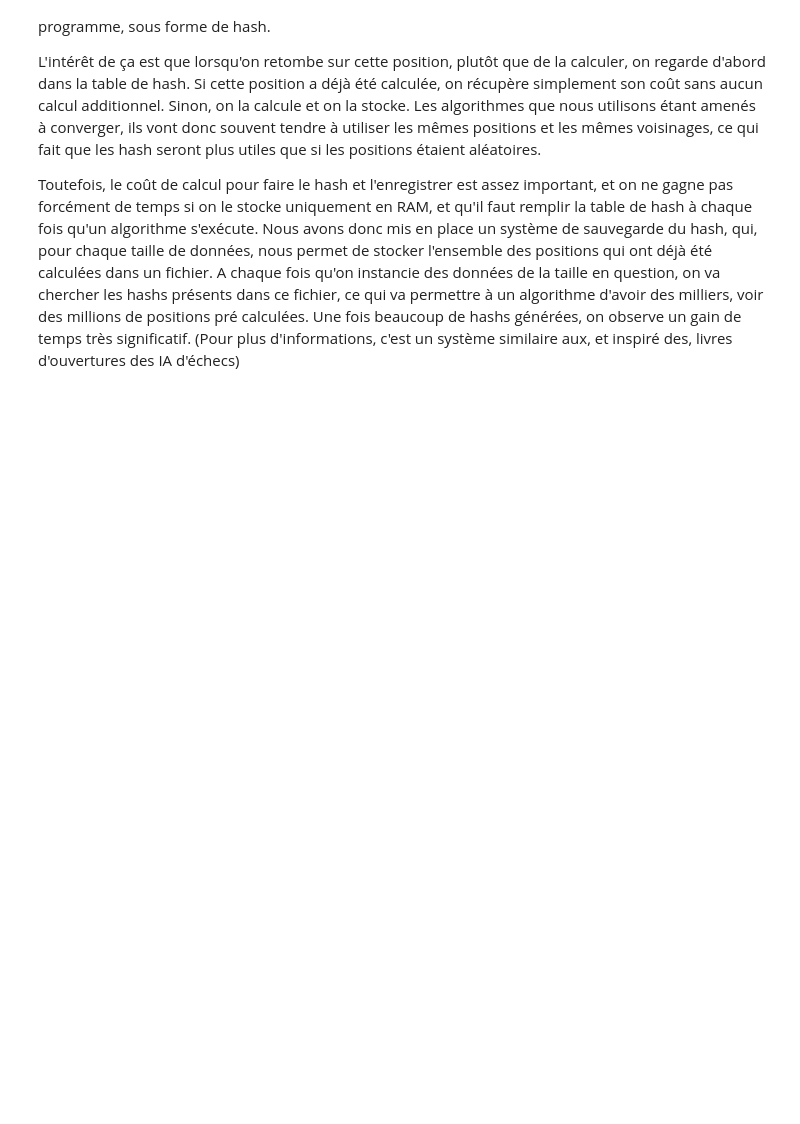
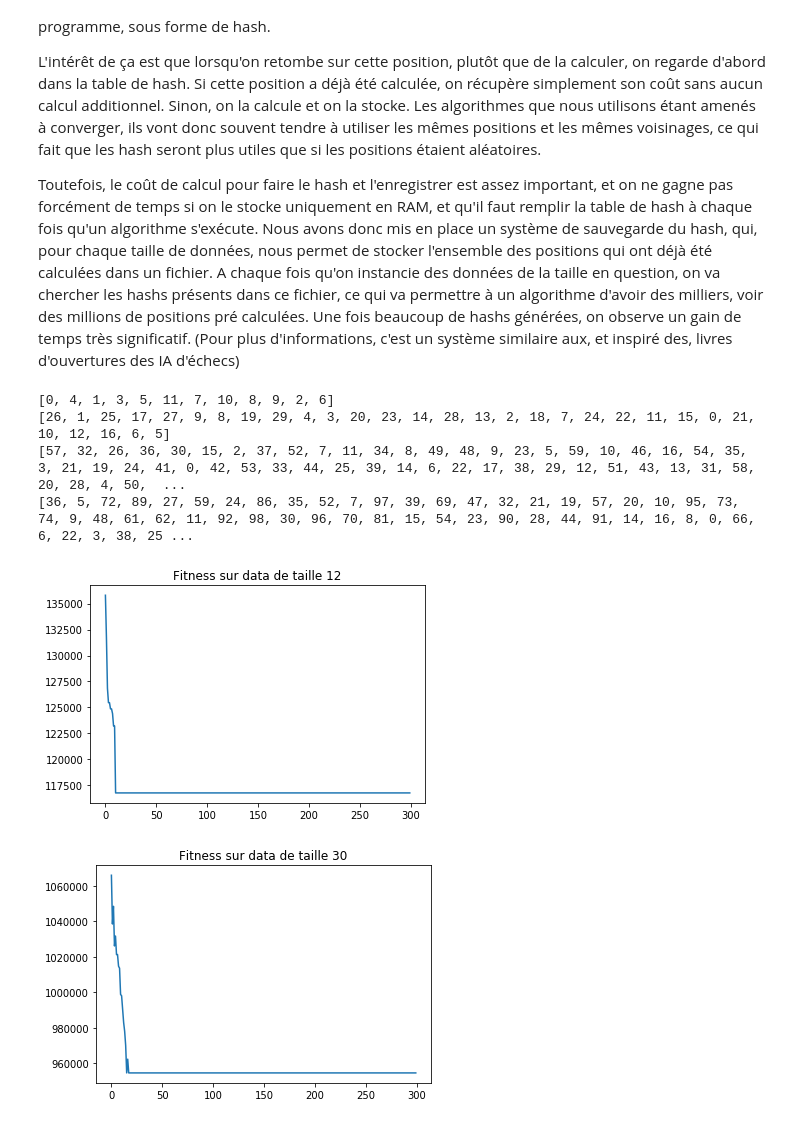
Before and after one commit to M-Garrigues/Quadratic-Assignment-Problem, a Jupyter notebook: notebooks/Taixxa.ipynb, the cells around one changed output. Saved outputs shown, nothing was run; the diff lists cells and outputs as text; code cells hidden in the pictures; blank space fills up the shorter version.

Commit message:
Function to compare time for genetic algorithm

```diff
--- a/notebooks/Taixxa.ipynb
+++ b/notebooks/Taixxa.ipynb
@@ -917,3 +917,72 @@ L'idée est la suivante: chaque permutation dont on calcule le coût est stocké
 L'intérêt de ça est que lorsqu'on retombe sur cette position, plutôt que de la calculer, on regarde d'abord dans la table de hash. Si cette position a déjà été calculée, on récupère simplement son coût sans aucun calcul additionnel. Sinon, on la calcule et on la stocke. Les algorithmes que nous utilisons étant amenés à converger, ils vont donc souvent tendre à utiliser les mêmes positions et les mêmes voisinages, ce qui fait que les hash seront plus utiles que si les positions étaient aléatoires.
 
 Toutefois, le coût de calcul pour faire le hash et l'enregistrer est assez important, et on ne gagne pas forcément de temps si on le stocke uniquement en RAM, et qu'il faut remplir la table de hash à chaque fois qu'un algorithme s'exécute. Nous avons donc mis en place un système de sauvegarde du hash, qui, pour chaque taille de données, nous permet de stocker l'ensemble des positions qui ont déjà été calculées dans un fichier. A chaque fois qu'on instancie des données de la taille en question, on va chercher les hashs présents dans ce fichier, ce qui va permettre à un algorithme d'avoir des milliers, voir des millions de positions pré calculées. Une fois beaucoup de hashs générées, on observe un gain de temps très significatif. (Pour plus d'informations, c'est un système similaire aux, et inspiré des, livres d'ouvertures des IA d'échecs)
+# %%
+times =[]
+
+elapsed_time1 = 0.0
+elapsed_time2 = 0.0
+elapsed_time3 = 0.0
+elapsed_time4 = 0.0
+
+data1 = Taixxa()
+data1.loadFile("tai12a.dat")
+data2 = Taixxa()
+data2.loadFile("tai30a.dat")
+data3 = Taixxa()
+data3.loadFile("tai60a.dat")
+data4 = Taixxa()
+data4.loadFile("tai100a.dat")
+
+algo1 = GeneticAlgorithm(data1)
+algo2 = GeneticAlgorithm(data2)
+algo3 = GeneticAlgorithm(data3)
+algo4 = GeneticAlgorithm(data4)
+
+algo1.setParameters(population=100, selector=1, crossMultiple=True, crossProba=0.47, mutationProba=.7)
+algo2.setParameters(population=100, selector=1, crossMultiple=True, crossProba=0.47, mutationProba=.7)
+algo3.setParameters(population=100, selector=1, crossMultiple=True, crossProba=0.47, mutationProba=.7)
+algo4.setParameters(population=100, selector=1, crossMultiple=True, crossProba=0.47, mutationProba=.7)
+
+start_time = time.time()
+r1, fitness1 , _= algo1.iterate(300)
+elapsed_time1 += time.time() - start_time
+viewer = FitnessViewer(np.array(fitness1))
+viewer.plot("Fitness sur data de taille 12")
+
+start_time = time.time()
+r2, fitness2 , _= algo2.iterate(300)
+elapsed_time2 += time.time() - start_time
+viewer = FitnessViewer(np.array(fitness2))
+viewer.plot("Fitness sur data de taille 30")
+
+start_time = time.time()
+r3, fitness3 , _= algo3.iterate(300)
+elapsed_time3 += time.time() - start_time
+viewer = FitnessViewer(np.array(fitness3))
+viewer.plot("Fitness sur data de taille 60")
+
+start_time = time.time()
+r4, fitness4 , _= algo4.iterate(300)
+elapsed_time4 += time.time() - start_time
+viewer = FitnessViewer(np.array(fitness4))
+viewer.plot("Fitness sur data de taille 100")
+
+
+times.append(elapsed_time1)
+times.append(elapsed_time2)
+times.append(elapsed_time3)
+times.append(elapsed_time4)
+
+fig = plt.figure()
+ax = fig.add_subplot(1, 1, 1)
+ax.set_title('Computing time for different problem size')
+ax.plot(np.array([12,30,60,100]),np.array(times))
+plt.show()
+# %% [output]
+[0, 4, 1, 3, 5, 11, 7, 10, 8, 9, 2, 6]
+[26, 1, 25, 17, 27, 9, 8, 19, 29, 4, 3, 20, 23, 14, 28, 13, 2, 18, 7, 24, 22, 11, 15, 0, 21, 10, 12, 16, 6, 5]
+[57, 32, 26, 36, 30, 15, 2, 37, 52, 7, 11, 34, 8, 49, 48, 9, 23, 5, 59, 10, 46, 16, 54, 35, 3, 21, 19, 24, 41, 0, 42, 53, 33, 44, 25, 39, 14, 6, 22, 17, 38, 29, 12, 51, 43, 13, 31, 58, 20, 28, 4, 50,  ...
+[36, 5, 72, 89, 27, 59, 24, 86, 35, 52, 7, 97, 39, 69, 47, 32, 21, 19, 57, 20, 10, 95, 73, 74, 9, 48, 61, 62, 11, 92, 98, 30, 96, 70, 81, 15, 54, 23, 90, 28, 44, 91, 14, 16, 8, 0, 66, 6, 22, 3, 38, 25 ...
+[figure, added]
+[figure, added]
```
